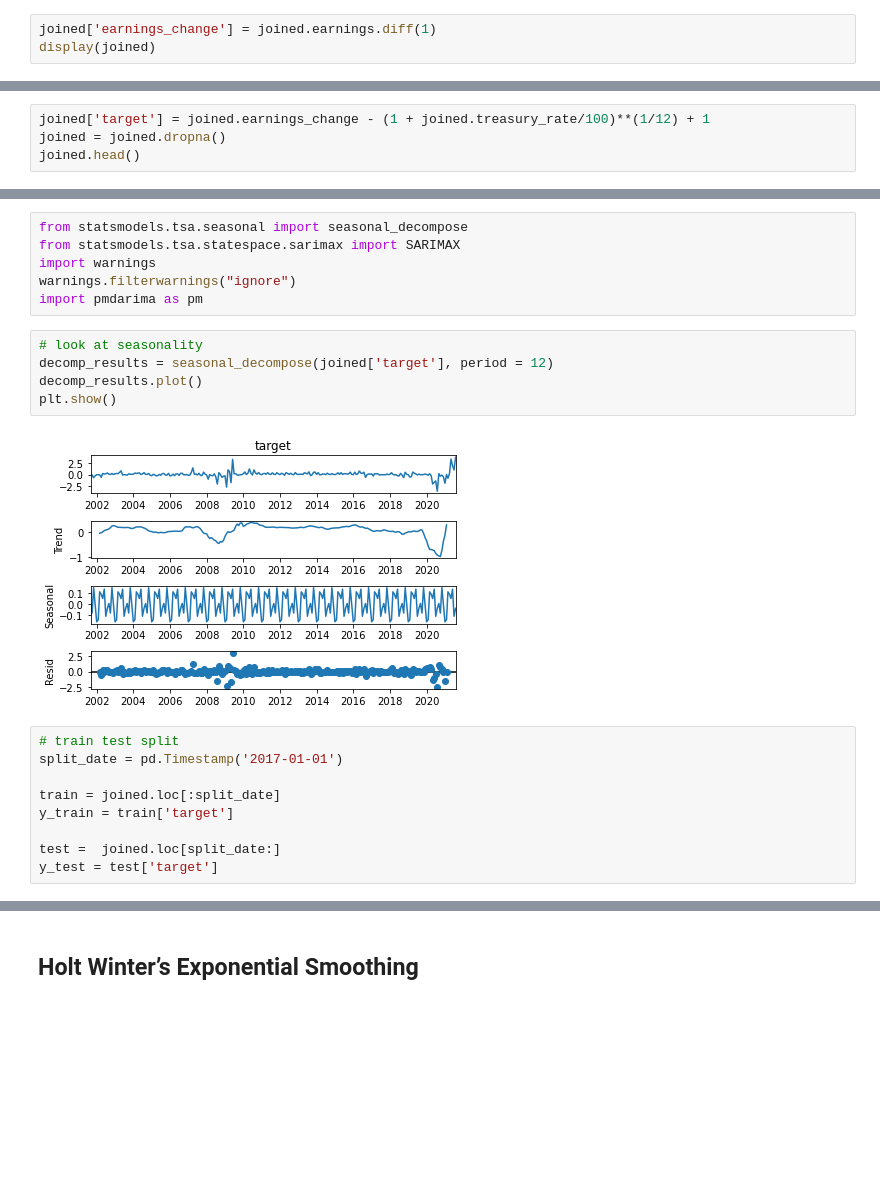
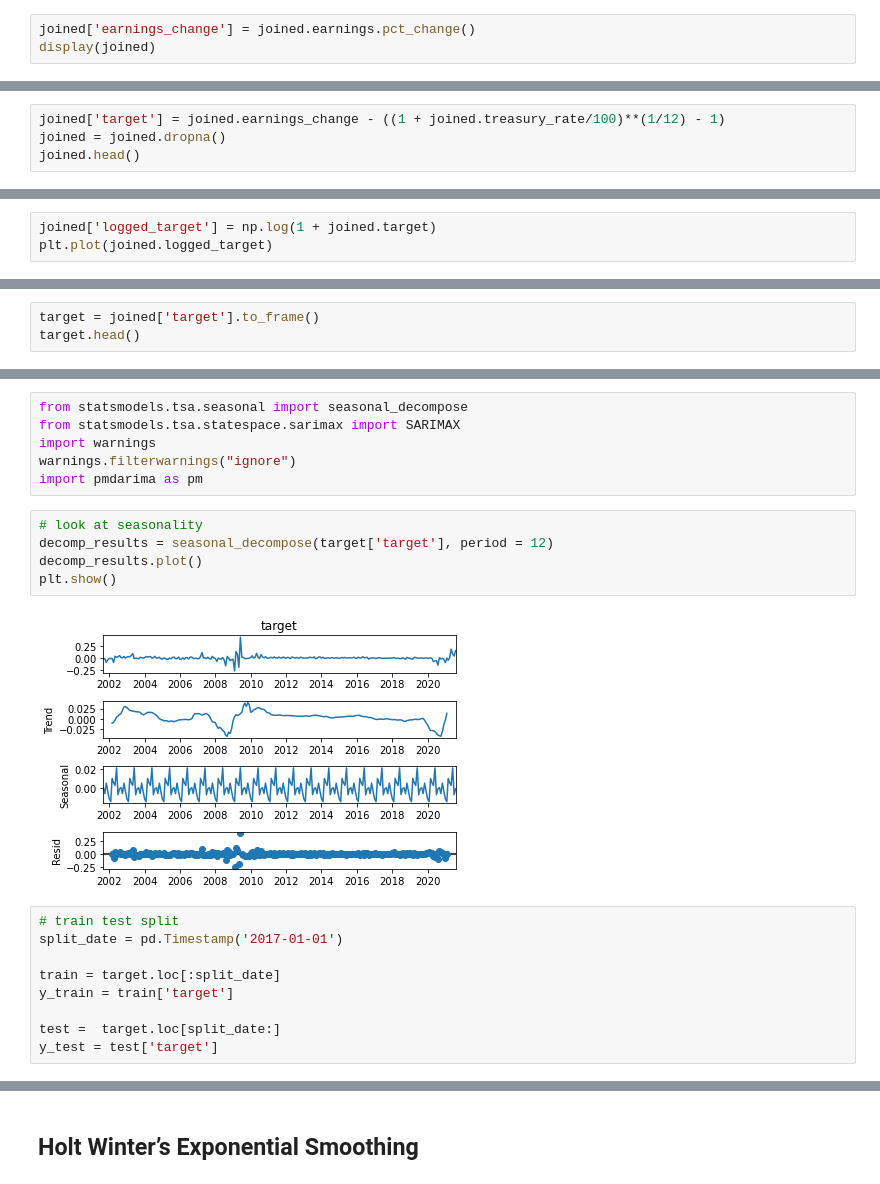
Before and after one commit to michelleazee/KPMG_forecasting_model, a Jupyter notebook: script/Sector_Models/Consumer_Discretionary.ipynb, the cells around one changed output, grey strips where cells are left out. Drawn from its saved outputs; the diff is of its cells as text; blank space fills up the shorter version.

Commit message:
modify target rate code

```diff
--- a/script/Sector_Models/Consumer_Discretionary.ipynb
+++ b/script/Sector_Models/Consumer_Discretionary.ipynb
@@ -159,7 +162,7 @@ plt.plot(joined.earnings)
 [<matplotlib.lines.Line2D at 0x...>]
 [figure]
 # %%
-joined['earnings_change'] = joined.earnings.diff(1)
+joined['earnings_change'] = joined.earnings.pct_change()
 display(joined)
 # %% [output]
 |  | year | month | PE | Price | treasury_rate | earnings | earnings_change |
@@ -184,5 +187,5 @@ plt.plot(joined.earnings_change)
 # %%
-joined['target'] = joined.earnings_change - (1 + joined.treasury_rate/100)**(1/12) + 1
+joined['target'] = joined.earnings_change - ((1 + joined.treasury_rate/100)**(1/12) - 1)
 joined = joined.dropna()
 joined.head()
 # %% [output]
@@ -200,0 +204,3 @@ plt.plot(joined.target)
+# %%
+joined['logged_target'] = np.log(1 + joined.target)
+plt.plot(joined.logged_target)
@@ -200,0 +210,3 @@ plt.plot(joined.target)
+# %%
+target = joined['target'].to_frame()
+target.head()
@@ -208,18 +228,18 @@ warnings.filterwarnings("ignore")
 import pmdarima as pm
 # %%
 # look at seasonality
-decomp_results = seasonal_decompose(joined['target'], period = 12)
+decomp_results = seasonal_decompose(target['target'], period = 12)
 decomp_results.plot()
 plt.show()
 # %% [output]
-[figure, old version]
+[figure, new version]
 # %%
 # train test split
 split_date = pd.Timestamp('2017-01-01')
 
-train = joined.loc[:split_date]
+train = target.loc[:split_date]
 y_train = train['target']
 
-test =  joined.loc[split_date:]
+test =  target.loc[split_date:]
 y_test = test['target']
 # %%
```
Also changed, not shown: parts of 47 cells of this notebook.
